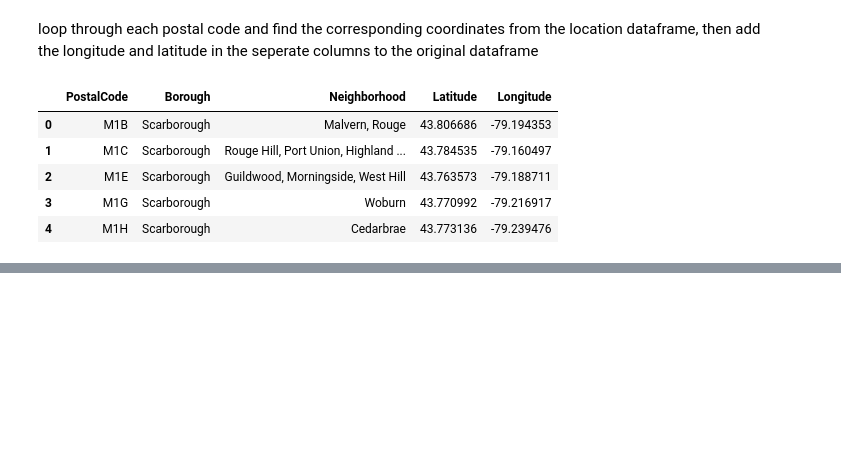
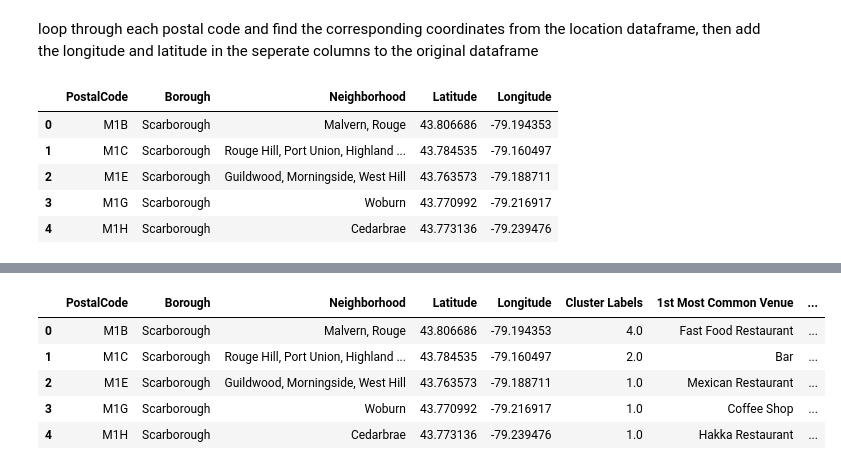
Before and after one commit to Cass-Li/Coursera_Capstone, a Jupyter notebook: segmenting and clustering Exercise.ipynb, the cells around one changed output, grey strips where cells are left out. Saved outputs shown, nothing was run; the diff lists cells and outputs as text; code cells hidden in the pictures; blank space fills up the shorter version.

```diff
--- a/segmenting and clustering Exercise.ipynb
+++ b/segmenting and clustering Exercise.ipynb
@@ -110,0 +279,13 @@ df.head()
+# %%
+# import k-means from clustering stage
+from sklearn.cluster import KMeans
+# set number of clusters
+kclusters = 5
+
+scarborough_cluster = scarborough_mean.drop('Neighborhood', 1)
+
+# run k-means clustering
+kmeans = KMeans(n_clusters=kclusters, random_state=0).fit(scarborough_cluster)
+
+# check cluster labels generated for each row in the dataframe
+kmeans.labels_
@@ -110,0 +296,4 @@ df.head()
+# %%
+# add clustering labels
+scarborough_top_venues.insert(0, 'Cluster Labels', kmeans.labels_)
+scarborough_top_venues.head()
@@ -110,0 +316,11 @@ df.head()
+# %%
+# add latitude/longitude for each neighborhood
+scarborough_merged = scarborough.join(scarborough_top_venues.set_index('Neighborhood'), on='Neighborhood')
+scarborough_merged.head() # check the last columns!
+# %% [output]
+|  | PostalCode | Borough | Neighborhood | Latitude | Longitude | Cluster Labels | 1st Most Common Venue | ... |
+| 0 | M1B | Scarborough | Malvern, Rouge | 43.806686 | -79.194353 | 4.0 | Fast Food Restaurant | ... |
+| 1 | M1C | Scarborough | Rouge Hill, Port Union, Highland ... | 43.784535 | -79.160497 | 2.0 | Bar | ... |
+| 2 | M1E | Scarborough | Guildwood, Morningside, West Hill | 43.763573 | -79.188711 | 1.0 | Mexican Restaurant | ... |
+| 3 | M1G | Scarborough | Woburn | 43.770992 | -79.216917 | 1.0 | Coffee Shop | ... |
+| 4 | M1H | Scarborough | Cedarbrae | 43.773136 | -79.239476 | 1.0 | Hakka Restaurant | ... |
```
Also changed, not shown: parts of 30 cells of this notebook.
